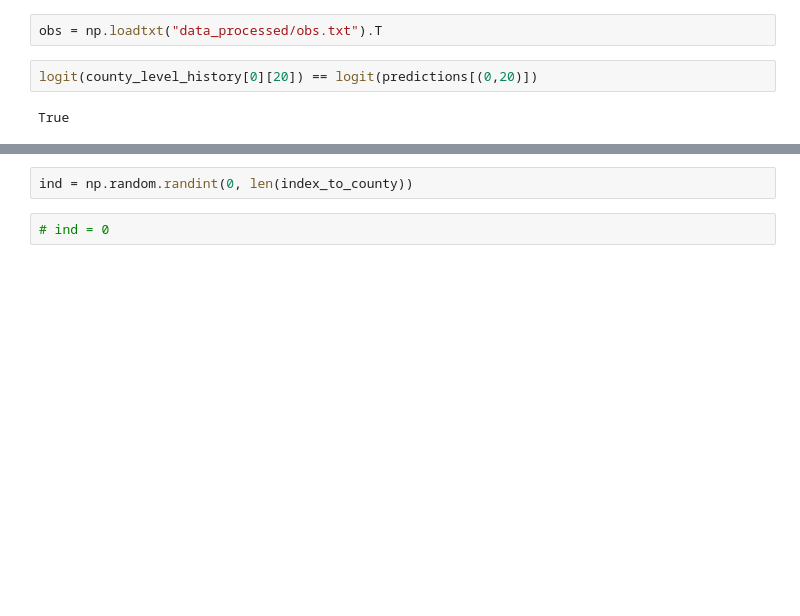
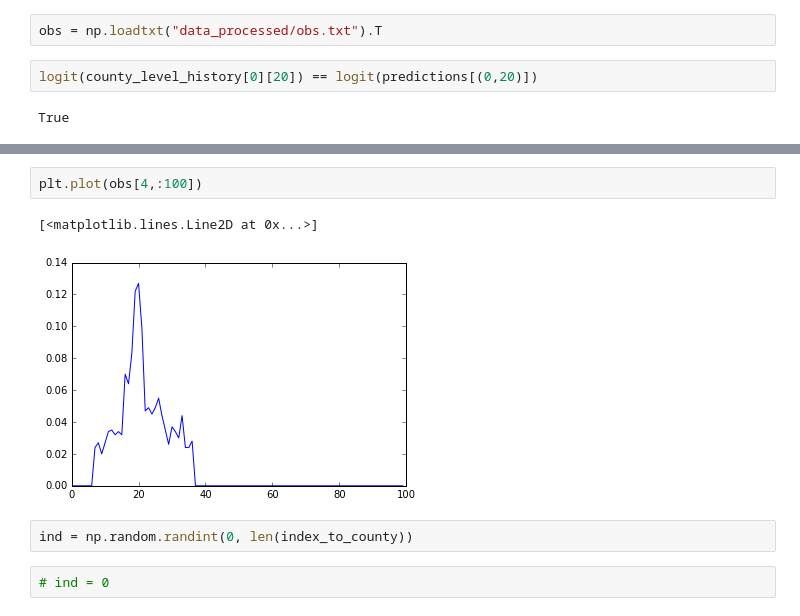
Before and after one commit to tonyduan/ppaml-cp7-blog, a Jupyter notebook: postprocessing.ipynb, the cells around one changed output, grey strips where cells are left out. Saved outputs shown, nothing was run; the diff lists cells and outputs as text; blank space fills up the shorter version.

```diff
--- a/postprocessing.ipynb
+++ b/postprocessing.ipynb
@@ -171,3 +176,8 @@ plt.savefig("out/%s/region_rates.png" % INPUT_SIZE)
+# %%
+plt.plot(obs[4,:100])
+# %% [output]
+[<matplotlib.lines.Line2D at 0x...>]
+[figure, added]
 # %%
 ind = np.random.randint(0, len(index_to_county))
 # %%
```
Also changed, not shown: parts of 9 cells of this notebook, 21 other files.
